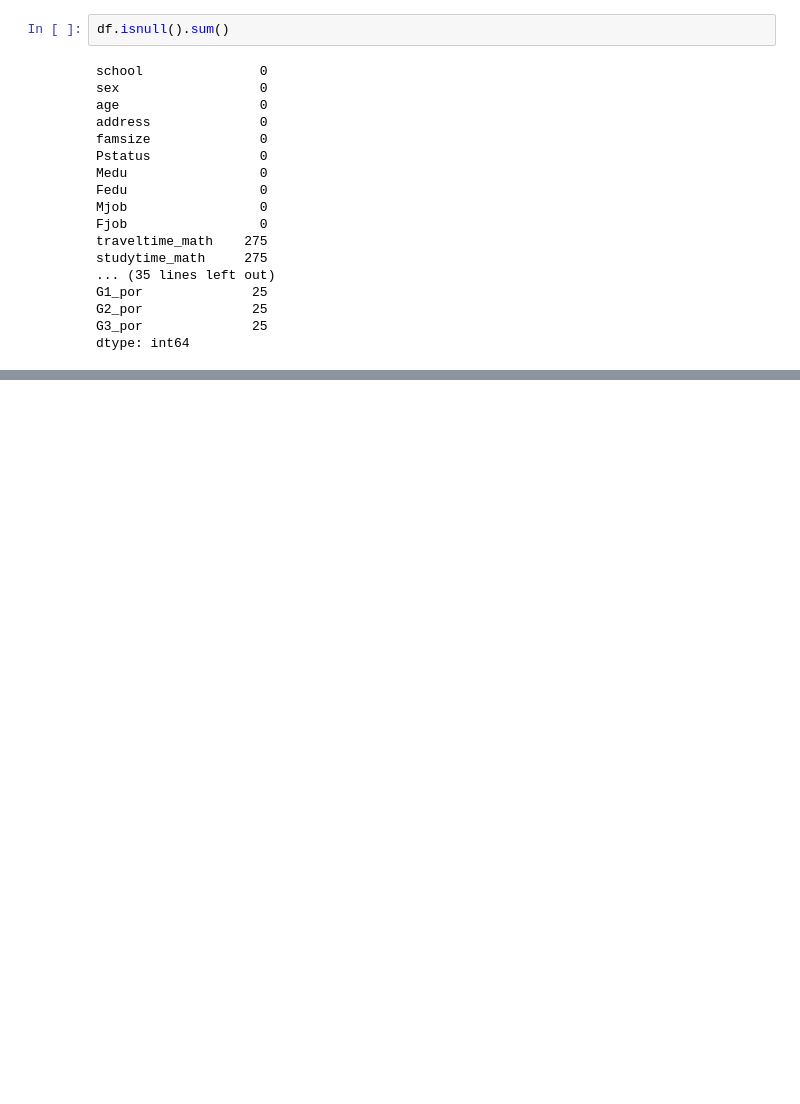
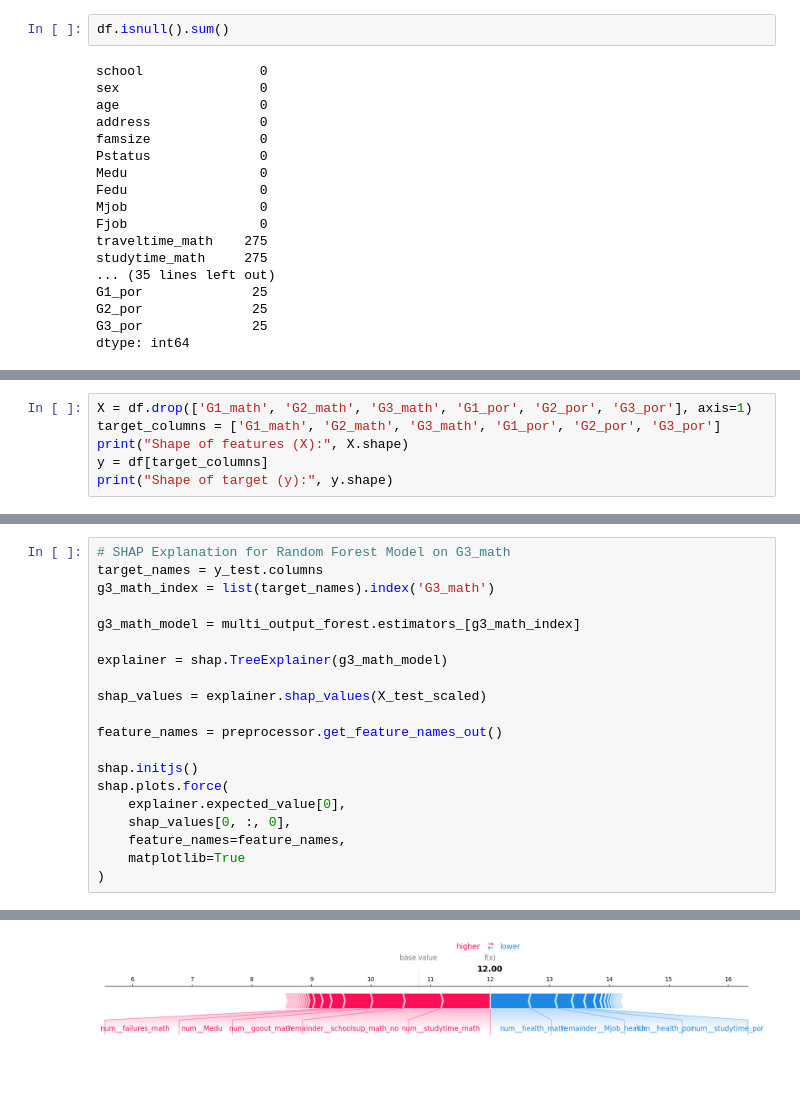
Before and after one commit to RwittikSarker/Machine-Learning-Project-Student_Performance_Predictor, a Jupyter notebook: student_performance_predictor.ipynb, the cells around one changed output, grey strips where cells are left out. Drawn from its saved outputs; the diff is of its cells as text; blank space fills up the shorter version.

```diff
--- a/student_performance_predictor.ipynb
+++ b/student_performance_predictor.ipynb
@@ -261,0 +255,6 @@ df = pd.read_csv("student_data_cleaned.csv", index=False)
+# %%
+X = df.drop(['G1_math', 'G2_math', 'G3_math', 'G1_por', 'G2_por', 'G3_por'], axis=1)
+target_columns = ['G1_math', 'G2_math', 'G3_math', 'G1_por', 'G2_por', 'G3_por']
+print("Shape of features (X):", X.shape)
+y = df[target_columns]
+print("Shape of target (y):", y.shape)
@@ -355,0 +589,21 @@ R2: 0.2474687273158418
+# %%
+# SHAP Explanation for Random Forest Model on G3_math
+target_names = y_test.columns
+g3_math_index = list(target_names).index('G3_math')
+
+g3_math_model = multi_output_forest.estimators_[g3_math_index]
+
+explainer = shap.TreeExplainer(g3_math_model)
+
+shap_values = explainer.shap_values(X_test_scaled)
+
+feature_names = preprocessor.get_feature_names_out()
+
+shap.initjs()
+shap.plots.force(
+    explainer.expected_value[0],
+    shap_values[0, :, 0],
+    feature_names=feature_names,
+    matplotlib=True
+)
+# %% [output]
@@ -355,0 +611 @@ R2: 0.2474687273158418
+[figure, added]
```
Also changed, not shown: parts of 20 cells of this notebook.
